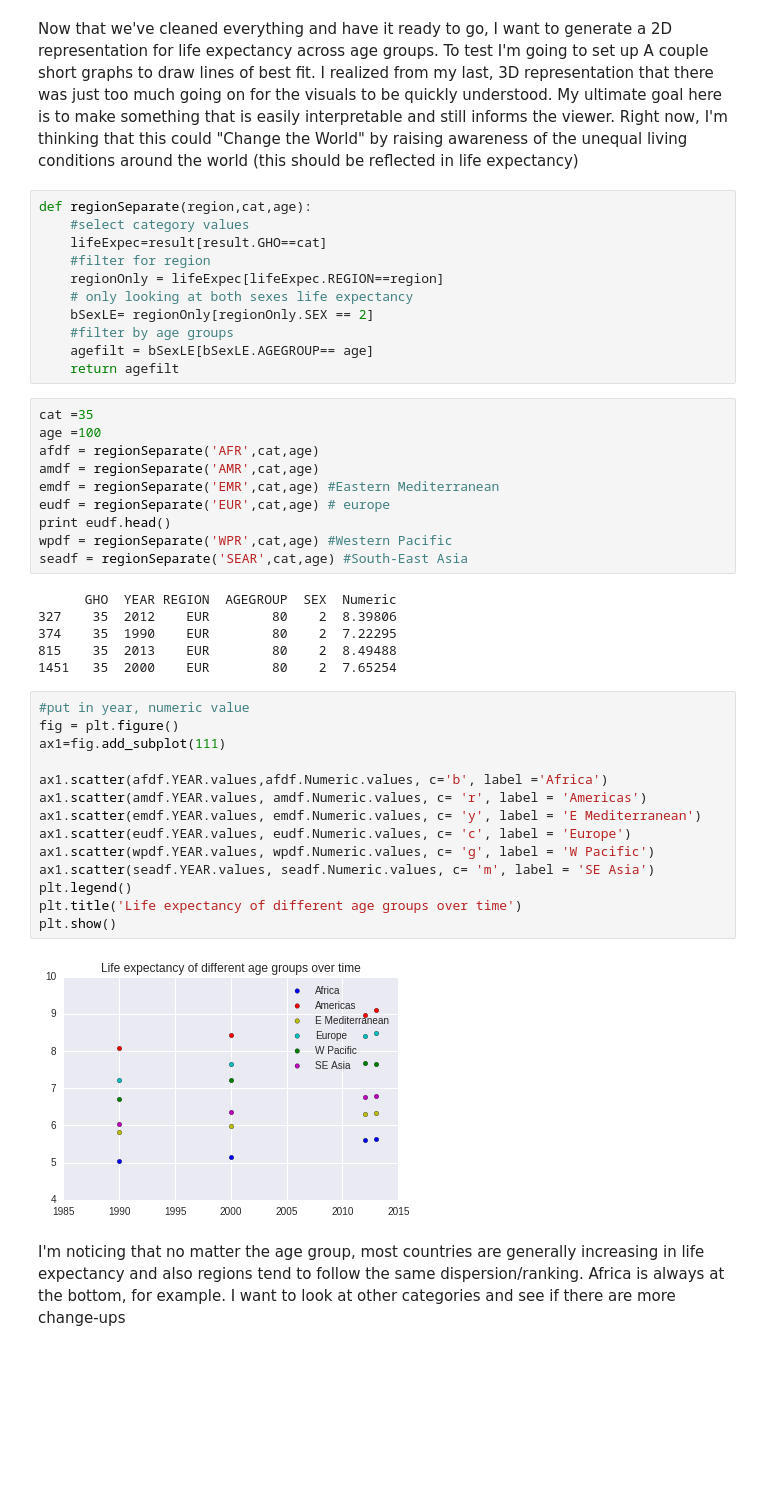
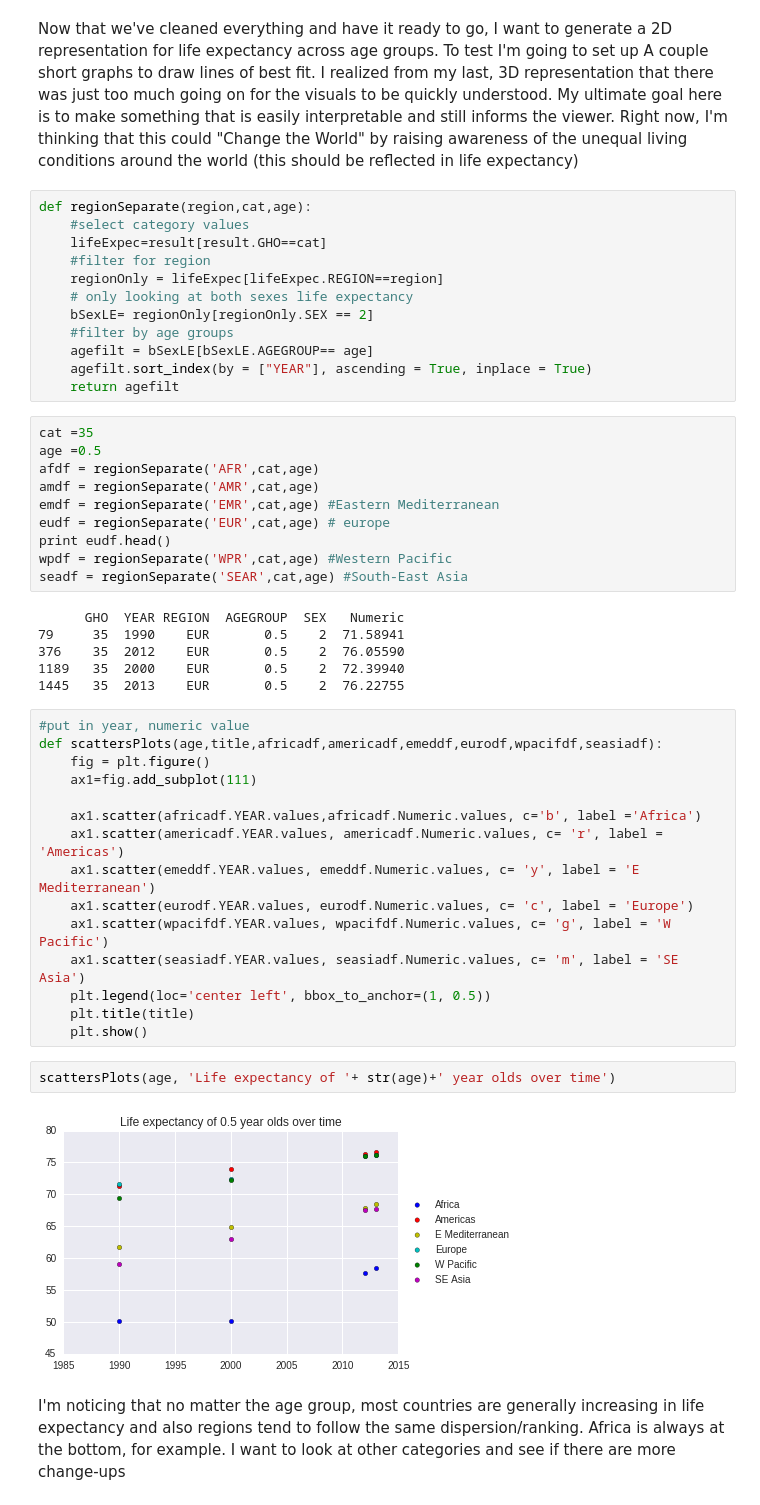
Before and after one commit to segerphilip/DataScience16CTW, a Jupyter notebook: Exploring Trends for plotting.ipynb, the cells around one changed output. Cells and saved outputs as stored; diff of their text form; blank space fills up the shorter version.

Commit message:
finished first visualizations of categories

```diff
--- a/Exploring Trends for plotting.ipynb
+++ b/Exploring Trends for plotting.ipynb
@@ -58,10 +58,11 @@ def regionSeparate(region,cat,age):
     bSexLE= regionOnly[regionOnly.SEX == 2]
     #filter by age groups
     agefilt = bSexLE[bSexLE.AGEGROUP== age]
+    agefilt.sort_index(by = ["YEAR"], ascending = True, inplace = True)
     return agefilt
 # %%
 cat =35
-age =100
+age =0.5
 afdf = regionSeparate('AFR',cat,age)
 amdf = regionSeparate('AMR',cat,age)
 emdf = regionSeparate('EMR',cat,age) #Eastern Mediterranean
@@ -70,26 +71,29 @@ print eudf.head()
 wpdf = regionSeparate('WPR',cat,age) #Western Pacific
 seadf = regionSeparate('SEAR',cat,age) #South-East Asia
 # %% [output]
-      GHO  YEAR REGION  AGEGROUP  SEX  Numeric
-327    35  2012    EUR        80    2  8.39806
-374    35  1990    EUR        80    2  7.22295
-815    35  2013    EUR        80    2  8.49488
-1451   35  2000    EUR        80    2  7.65254
+      GHO  YEAR REGION  AGEGROUP  SEX   Numeric
+79     35  1990    EUR       0.5    2  71.58941
+376    35  2012    EUR       0.5    2  76.05590
+1189   35  2000    EUR       0.5    2  72.39940
+1445   35  2013    EUR       0.5    2  76.22755
 # %%
 #put in year, numeric value
-fig = plt.figure()
-ax1=fig.add_subplot(111)
+def scattersPlots(age,title,africadf,americadf,emeddf,eurodf,wpacifdf,seasiadf):
+    fig = plt.figure()
+    ax1=fig.add_subplot(111)
 
-ax1.scatter(afdf.YEAR.values,afdf.Numeric.values, c='b', label ='Africa')
-ax1.scatter(amdf.YEAR.values, amdf.Numeric.values, c= 'r', label = 'Americas')
-ax1.scatter(emdf.YEAR.values, emdf.Numeric.values, c= 'y', label = 'E Mediterranean')
-ax1.scatter(eudf.YEAR.values, eudf.Numeric.values, c= 'c', label = 'Europe')
-ax1.scatter(wpdf.YEAR.values, wpdf.Numeric.values, c= 'g', label = 'W Pacific')
-ax1.scatter(seadf.YEAR.values, seadf.Numeric.values, c= 'm', label = 'SE Asia')
-plt.legend()
-plt.title('Life expectancy of different age groups over time')
-plt.show()
+    ax1.scatter(africadf.YEAR.values,africadf.Numeric.values, c='b', label ='Africa')
+    ax1.scatter(americadf.YEAR.values, americadf.Numeric.values, c= 'r', label = 'Americas')
+    ax1.scatter(emeddf.YEAR.values, emeddf.Numeric.values, c= 'y', label = 'E Mediterranean')
+    ax1.scatter(eurodf.YEAR.values, eurodf.Numeric.values, c= 'c', label = 'Europe')
+    ax1.scatter(wpacifdf.YEAR.values, wpacifdf.Numeric.values, c= 'g', label = 'W Pacific')
+    ax1.scatter(seasiadf.YEAR.values, seasiadf.Numeric.values, c= 'm', label = 'SE Asia')
+    plt.legend(loc='center left', bbox_to_anchor=(1, 0.5))
+    plt.title(title)
+    plt.show()
-# %% [output]
-[figure, removed]
+# %%
+scattersPlots(age, 'Life expectancy of '+ str(age)+' year olds over time')
+# %% [output]
+[figure, added]
 # %% [markdown]
 I'm noticing that no matter the age group, most countries are generally increasing in life expectancy and also regions tend to follow the same dispersion/ranking. Africa is always at the bottom, for example. I want to look at other categories and see if there are more change-ups
```
Also changed, not shown: parts of 4 cells of this notebook.
